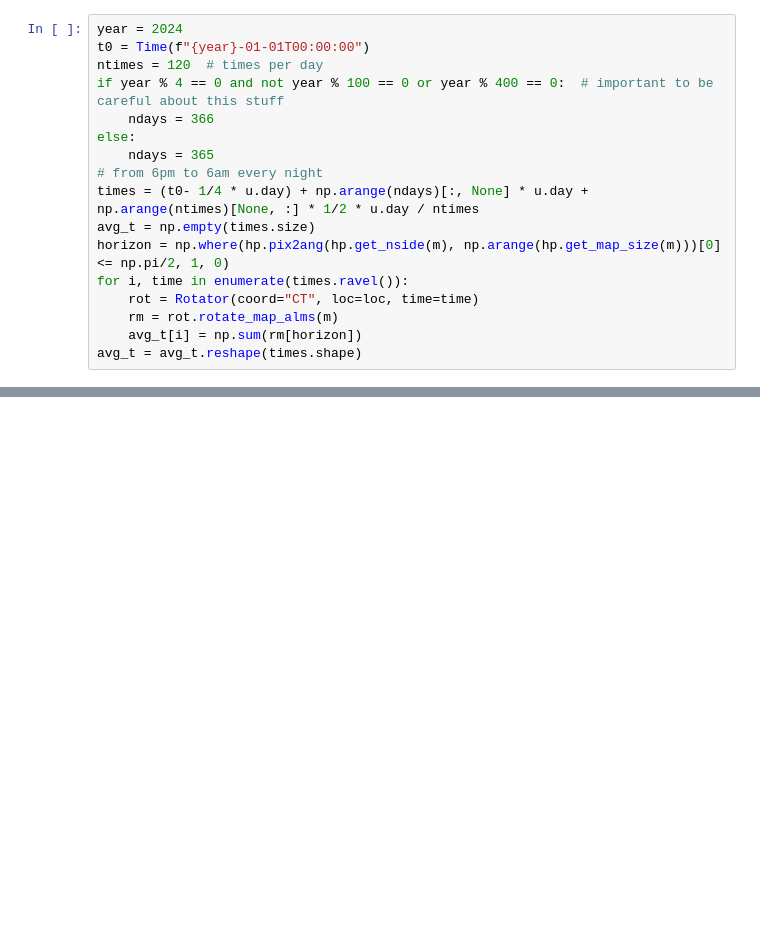
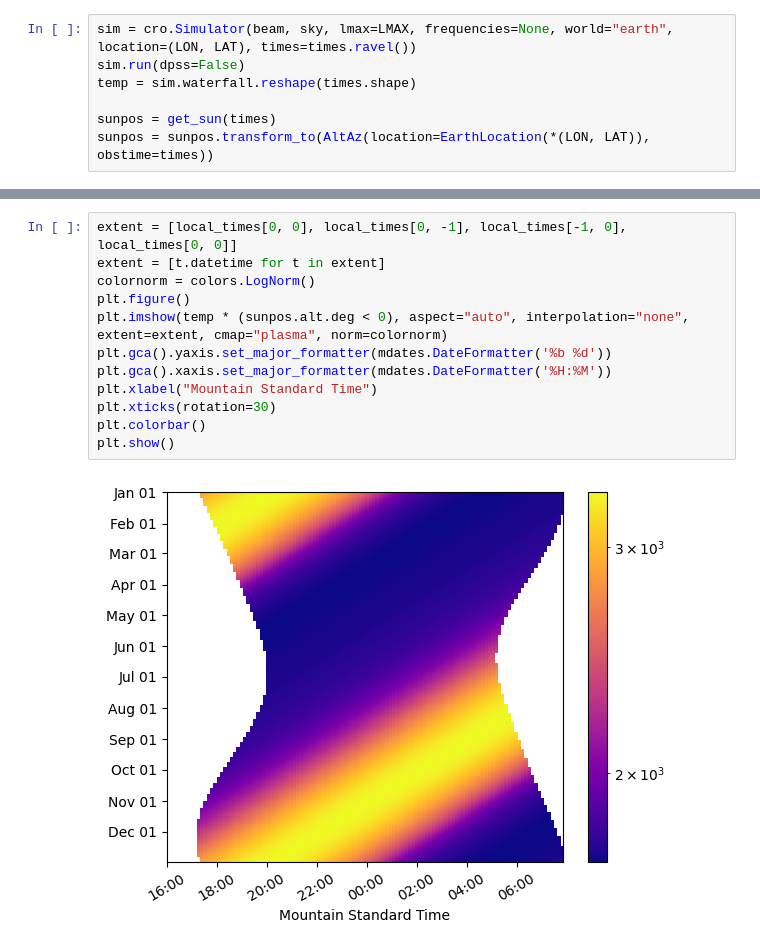
Before and after one commit to christianhbye/eigsep_misc, a Jupyter notebook: marjum_sources/Untitled.ipynb, the cells around one changed output, grey strips where cells are left out. Drawn from its saved outputs; the diff is of its cells as text; blank space fills up the shorter version.

```diff
--- a/marjum_sources/Untitled.ipynb
+++ b/marjum_sources/Untitled.ipynb
@@ -25,17 +86,7 @@ hp.mollview(m, cbar=True, title=f"{FREQ} MHz", min=900, max=18e3, unit="Kelvin")
 # %%
-year = 2024
-t0 = Time(f"{year}-01-01T00:00:00")
-ntimes = 120  # times per day
-if year % 4 == 0 and not year % 100 == 0 or year % 400 == 0:  # important to be careful about this stuff
-    ndays = 366
-else:
-    ndays = 365
-# from 6pm to 6am every night
-times = (t0- 1/4 * u.day) + np.arange(ndays)[:, None] * u.day + np.arange(ntimes)[None, :] * 1/2 * u.day / ntimes
-avg_t = np.empty(times.size)
-horizon = np.where(hp.pix2ang(hp.get_nside(m), np.arange(hp.get_map_size(m)))[0] <= np.pi/2, 1, 0)
-for i, time in enumerate(times.ravel()):
-    rot = Rotator(coord="CT", loc=loc, time=time)
-    rm = rot.rotate_map_alms(m)
-    avg_t[i] = np.sum(rm[horizon])
-avg_t = avg_t.reshape(times.shape)
+sim = cro.Simulator(beam, sky, lmax=LMAX, frequencies=None, world="earth", location=(LON, LAT), times=times.ravel())
+sim.run(dpss=False)
+temp = sim.waterfall.reshape(times.shape)
+
+sunpos = get_sun(times)
+sunpos = sunpos.transform_to(AltAz(location=EarthLocation(*(LON, LAT)), obstime=times))
@@ -64,0 +93,14 @@ Jul 16
+# %%
+extent = [local_times[0, 0], local_times[0, -1], local_times[-1, 0], local_times[0, 0]]
+extent = [t.datetime for t in extent]
+colornorm = colors.LogNorm()
+plt.figure()
+plt.imshow(temp * (sunpos.alt.deg < 0), aspect="auto", interpolation="none", extent=extent, cmap="plasma", norm=colornorm)
+plt.gca().yaxis.set_major_formatter(mdates.DateFormatter('%b %d'))
+plt.gca().xaxis.set_major_formatter(mdates.DateFormatter('%H:%M'))
+plt.xlabel("Mountain Standard Time")
+plt.xticks(rotation=30)
+plt.colorbar()
+plt.show()
+# %% [output]
+[figure, added]
```
Also changed, not shown: parts of 10 cells of this notebook.
